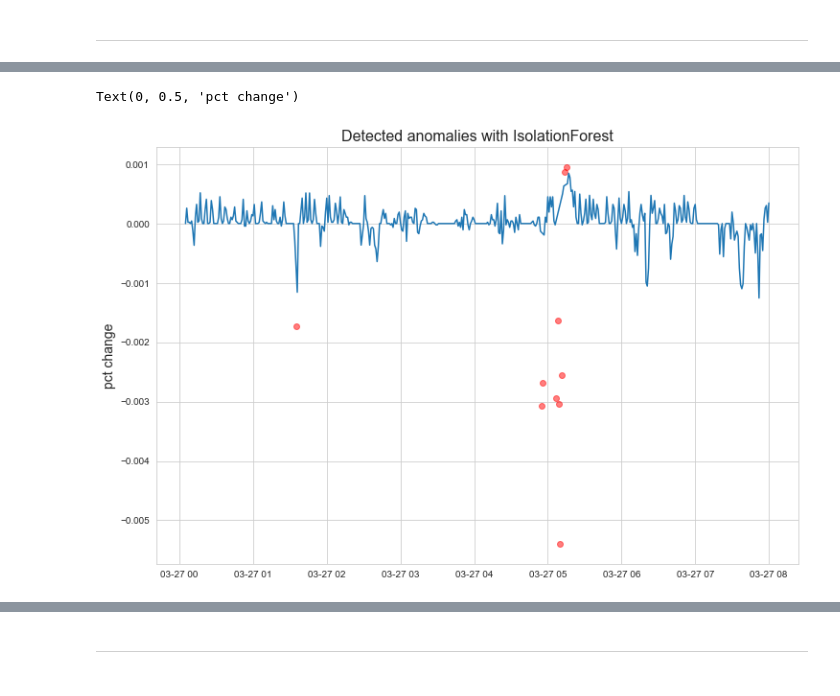
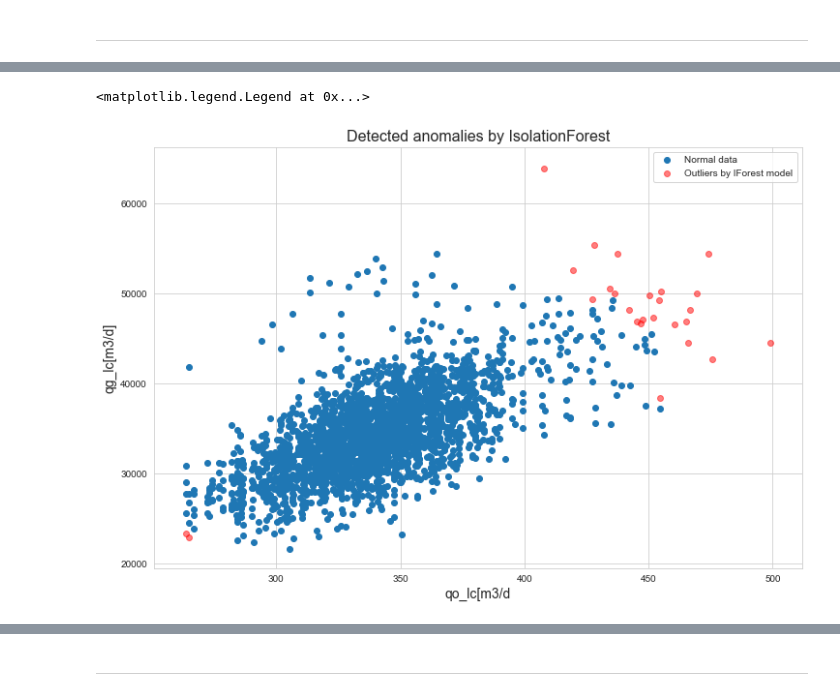
Before and after one commit to subpath/NES_ML_in_Oil_n_Gas, a Jupyter notebook: Field_sensors_anomaly_detection/Field_sensors_anomaly_detection.ipynb, the cells around one changed output, grey strips where cells are left out. Saved outputs shown, nothing was run; the diff lists cells and outputs as text; code cells hidden in the pictures.

```diff
--- a/Field_sensors_anomaly_detection/Field_sensors_anomaly_detection.ipynb
+++ b/Field_sensors_anomaly_detection/Field_sensors_anomaly_detection.ipynb
@@ -154,9 +205,9 @@ source: https://scikit-learn.org/stable/auto_examples/neighbors/plot_lof_outlier
 # %%
 from sklearn.neighbors import LocalOutlierFactor
 
-lof = LocalOutlierFactor(n_neighbors=20, contamination=0.1)
-outliers = lof.fit_predict(data['POUT_pct_change'].values.reshape(-1,1))
+lof = LocalOutlierFactor(n_neighbors=11, contamination=0.02)
+outliers = lof.fit_predict(flowrate[['qo_lc[m3/d]', 'qg_lc[m3/d]']])
 # %%
-data['anomaly_by_lof'] = outliers
+flowrate['anomaly_by_lof'] = outliers
 # %%
 pylab.figure(figsize=(12,8))
@@ -206,19 +246,22 @@ https://scikit-learn.org/stable/auto_examples/ensemble/plot_isolation_forest.htm
 # %%
 from sklearn.ensemble import IsolationForest
 
-iforest = IsolationForest(contamination=0.03)
-outliers = iforest.fit_predict(data['POUT_pct_change'].values.reshape(-1,1))
+iforest = IsolationForest(contamination=0.01)
+outliers = iforest.fit_predict(flowrate[['qo_lc[m3/d]', 'qg_lc[m3/d]']])
 # %%
-data['anomaly_by_iforest'] = outliers
+flowrate['anomaly_by_iforest'] = outliers
 # %%
 pylab.figure(figsize=(12,8))
-pylab.title("Detected anomalies with IsolationForest", size=16)
-pylab.plot(data[data['anomaly_by_iforest']==1]['POUT_pct_change'])
-pylab.scatter(data[data['anomaly_by_iforest']==-1]['POUT_pct_change'].index,
-              data[data['anomaly_by_iforest']==-1]['POUT_pct_change'],
-              color='r',
-              alpha=0.5)
-pylab.ylabel('pct change', size=14)
+pylab.title("Detected anomalies by IsolationForest", size=16)
+pylab.scatter(flowrate[flowrate['anomaly_by_iforest']==1]['qo_lc[m3/d]'],
+              flowrate[flowrate['anomaly_by_iforest']==1]['qg_lc[m3/d]'],
+              label='Normal data')
+pylab.scatter(flowrate[flowrate['anomaly_by_iforest']==-1]['qo_lc[m3/d]'],
+              flowrate[flowrate['anomaly_by_iforest']==-1]['qg_lc[m3/d]'],
+              color='r', alpha=0.5, label='Outliers by IForest model')
+pylab.xlabel('qo_lc[m3/d', size=14)
+pylab.ylabel('qg_lc[m3/d]', size=14)
+pylab.legend()
 # %% [output]
-Text(0, 0.5, 'pct change')
+<matplotlib.legend.Legend at 0x...>
-[figure, old version]
+[figure, new version]
```
Also changed, not shown: parts of 35 cells of this notebook, 3 other files.
